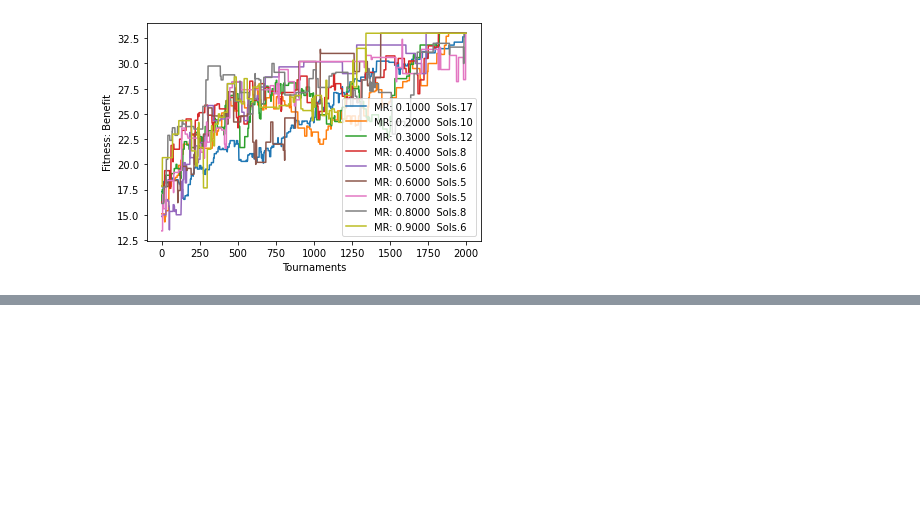
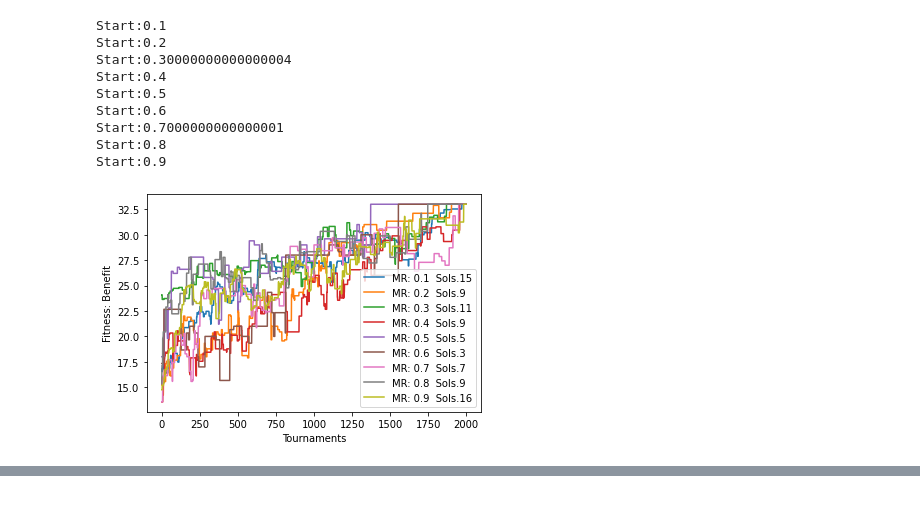
Before and after one commit to LordLean/Acquired-Intelligence-Adaptive-Behaviour, a Jupyter notebook: AIAB_Labs/microbialGA.ipynb, the cells around one changed output, grey strips where cells are left out. Cells and saved outputs as stored; diff of their text form; code cells hidden in the pictures; blank space fills up the shorter version.

```diff
--- a/AIAB_Labs/microbialGA.ipynb
+++ b/AIAB_Labs/microbialGA.ipynb
@@ -355,36 +355,57 @@ Below shows the top 11 performing genotypes.
 # %%
 # Set mutation rate examination range
-mr_list = np.arange(0.1,1,0.1)
+step = 0.1
+mr_list = np.arange(0.1,1,step)
 
 for mr_num in mr_list:
   print("Start:{}".format(mr_num))
   tourn = 2000
   pop = 100
   mga = MicrobialGA(config["kp"], config["capacity"], crossover["One Point"], mutation_rate=mr_num, tournaments=tourn, population_size=pop)
   mga.evolve()
 
-  d = decimal.Decimal(str(mr_num))
+  d = decimal.Decimal(str(step))
   d = abs(d.as_tuple().exponent)
 
   try:
     # Plot the average of those "successful" solutions.
     avg_vals = np.average(mga.final_graph_list,axis=0)
-    lbl = "MR: %.4f " % round(mr_num, d) # Please amend "%.<>f" with the value of d as needed.
+
+    # Handle Label. - A horrible switch case but it does the job.
+    lbl = ""
+    if d == 1:
+      lbl = "MR: %.1f " % round(mr_num, d)
+    elif d == 2:
+      lbl = "MR: %.2f " % round(mr_num, d)
+    elif d > 4:
+      lbl = "MR: %.8f " % round(mr_num, d)
+    elif d > 2:
+      lbl = "MR: %.4f " % round(mr_num, d)
     lbl += " Sols.{}".format(mga.proportion)
+
 
     # Covers the x axis range (num of tournaments) for both sets of graphs.
     data_x = np.arange(0,mga.tournaments)
     plt.plot(data_x,avg_vals,label=lbl)
     plt.legend()
   except:
     print()
     print("Please try values higher than {} for population size for this half of demo.".format(pop))
 
 plt.xlabel("Tournaments")
 plt.ylabel("Fitness: Benefit")
 plt.show()
 # %% [output]
+Start:0.1
+Start:0.2
+Start:0.30000000000000004
+Start:0.4
+Start:0.5
+Start:0.6
+Start:0.7000000000000001
+Start:0.8
+Start:0.9
-[figure, old version]
+[figure, new version]
 # %%
 # Function for averaging performance of different mutation rates using different MGA objects and displays overall comparison.
 
```
Also changed, not shown: parts of 16 cells of this notebook.
